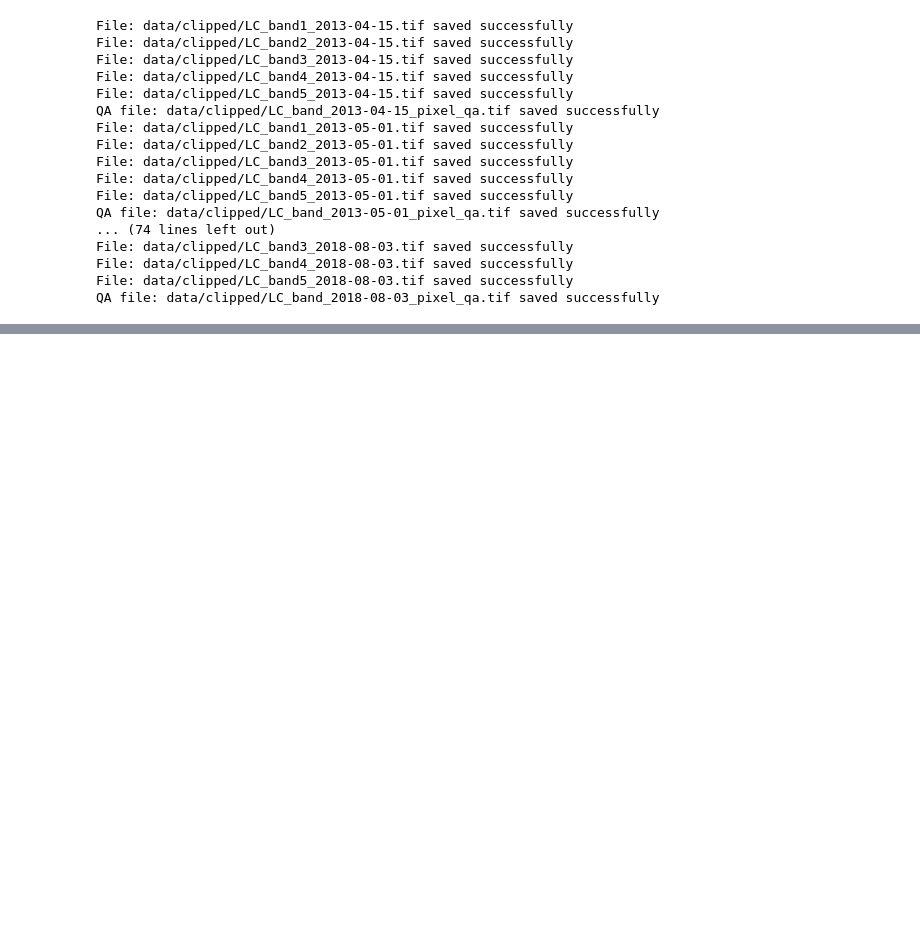
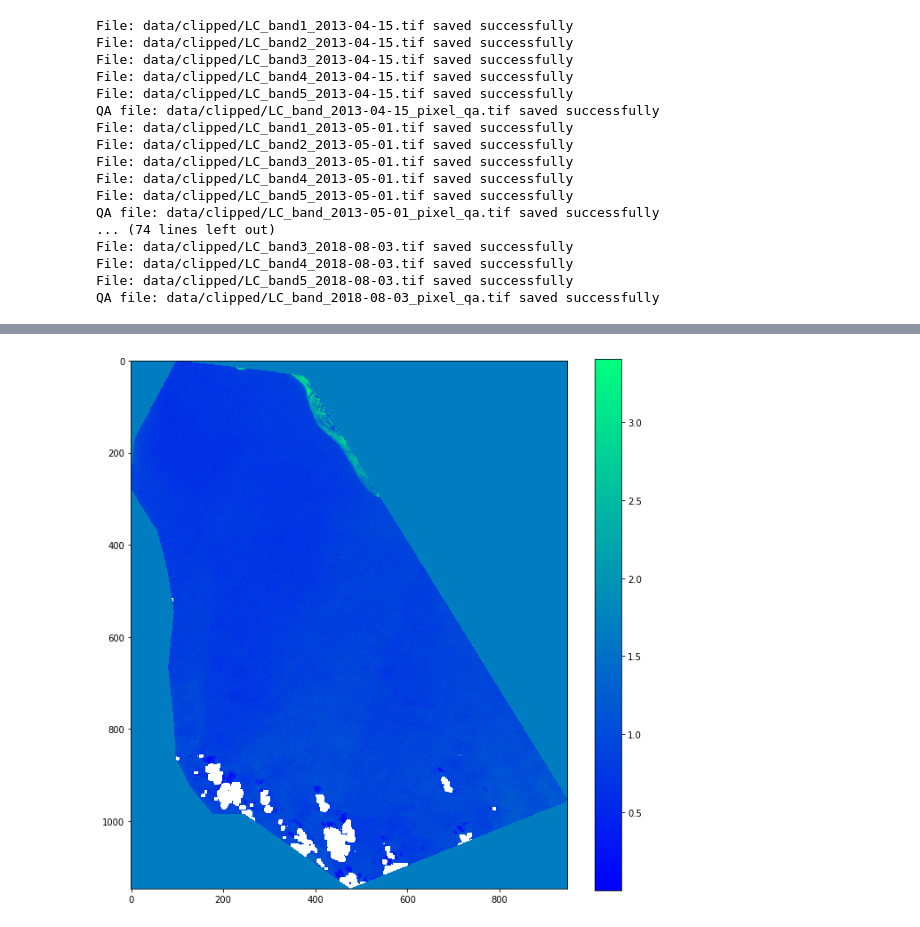
Before and after one commit to feleHaile/projections-clouds-and-Gdansk-Bay, a Jupyter notebook: example_solution.ipynb, the cells around one changed output, grey strips where cells are left out. Saved outputs shown, nothing was run; the diff lists cells and outputs as text; code cells hidden in the pictures; blank space fills up the shorter version.

Commit message:
article preparation 3

```diff
--- a/example_solution.ipynb
+++ b/example_solution.ipynb
@@ -915,0 +955,26 @@ def calculate_indicator(bands, indicator):
+# %%
+# Fast look into a plots shows that Kab1 and Kab2 are very similar indicators.
+# In that case we will use only one of them. Which one would you like to use?
+# My answer is in the article with explanation why.
+
+# We forget about very important processing step! We should remove clouds from which satellite
+# image. Clouds are affecting our calculations because cloud pixels are very bright and
+# in the other hand cloud shadows make pixels darker than they are in reality.
+
+# To fix this we will use PixelQA class and before we calculate mean we will delete cloud and
+# cloud shadow pixels from a scene. You may use remove_cloud() function with two parameters:
+# output band (evi, kab1 or kab2) and quality map for a given index. The example how to use
+# it is given for a kab1. Try to do it for evi!
+
+def remove_clouds(path_to_cloud_band, band_to_clean):
+    qa_band = PixelQA(path_to_cloud_band)
+    cleaned_band = qa_band.clear_pixels(band_to_clean)
+    return cleaned_band
+
+# Kab1
+
+test_kab1 = calculate_kab1(bands_df.loc['2013-05-17', 2], bands_df.loc['2013-05-17', 3])
+test_kab1 = remove_clouds(bands_df.loc['2013-05-17', 'qa'], test_kab1)
+show_band(test_kab1, color_map='winter')
+# %% [output]
+[figure, added]
```
Also changed, not shown: parts of 17 cells of this notebook.
